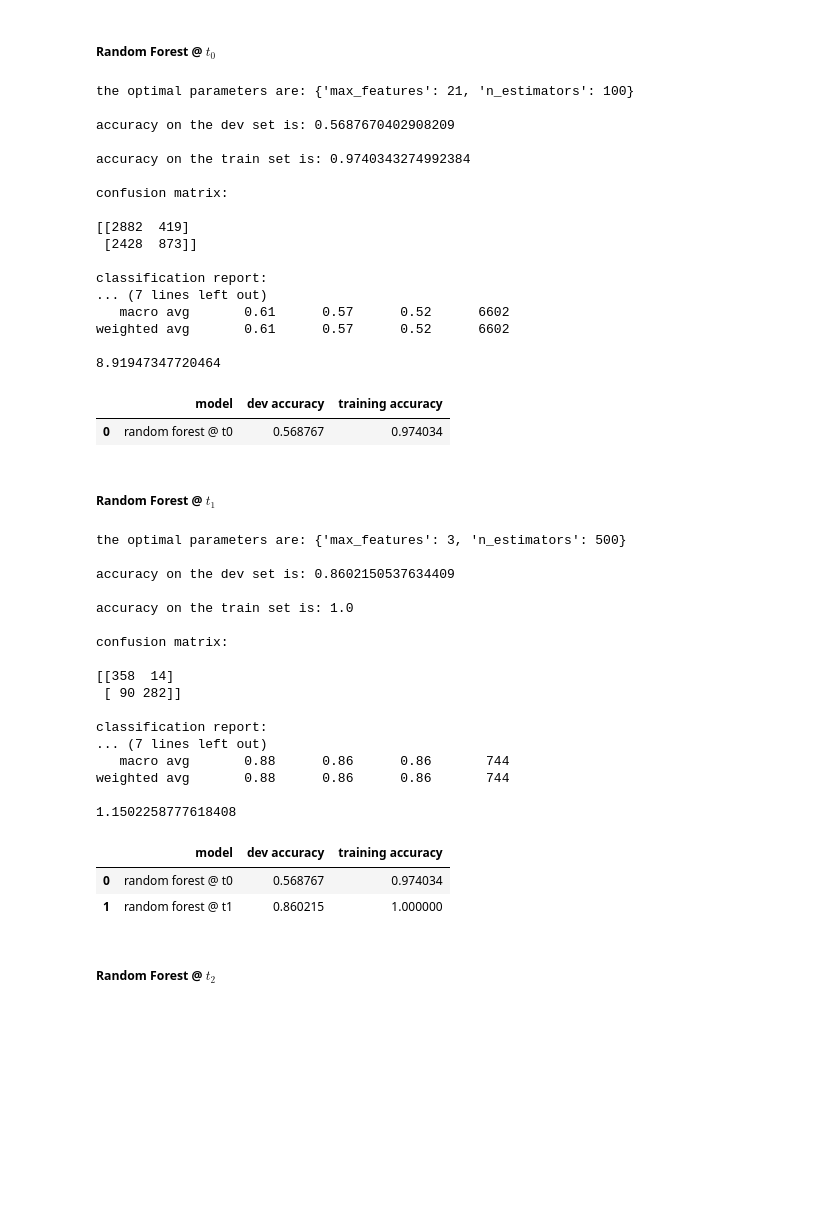
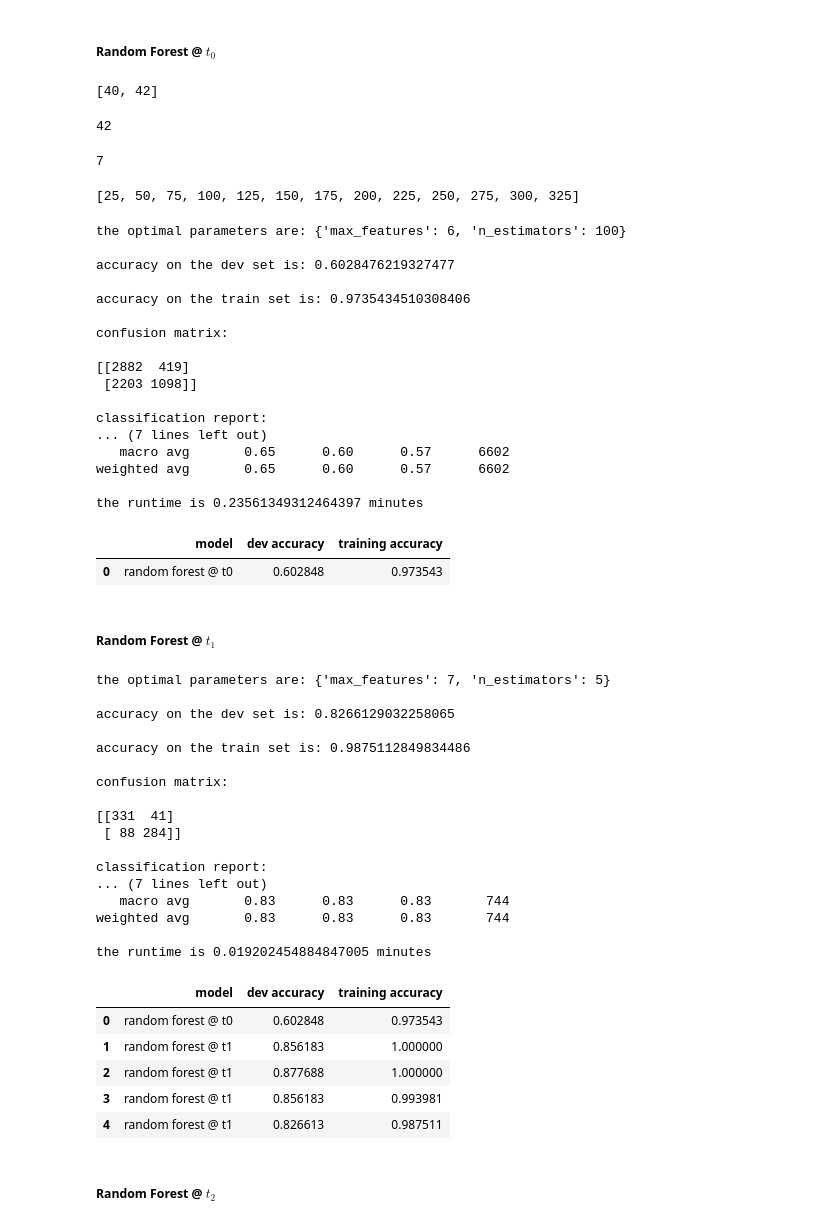
Before and after one commit to jcbraswell/book-crossing, a Jupyter notebook: PROJECT_STUDENT_GRADUATION_V1.ipynb, the cells around one changed output. Cells and saved outputs as stored; diff of their text form; code cells hidden in the pictures; blank space fills up the shorter version.

```diff
--- a/PROJECT_STUDENT_GRADUATION_V1.ipynb
+++ b/PROJECT_STUDENT_GRADUATION_V1.ipynb
@@ -1489,11 +1489,27 @@ plt.show()
 ### Random Forest
 # %% [markdown]
 ##### Random Forest @ $t_0$
+# %%
+list(range(40,44,2))
+# %% [output]
+[40, 42]
+# %%
+len(dem_var)
+# %% [output]
+42
+# %%
+int(np.sqrt(len(var)))
+# %% [output]
+7
+# %%
+list(range(25,350,25))
+# %% [output]
+[25, 50, 75, 100, 125, 150, 175, 200, 225, 250, 275, 300, 325]
 # %%
 X_train,y_train,X_dev,y_dev = seq_data(t=0, time_to_grad=4, features=dem_var)
 
-parameters_rf = {'n_estimators':list(range(100,600,200)),'max_features':list(range(3,23,6))}
-rf = RandomForestClassifier(random_state = random_state)
+parameters_rf = {'n_estimators':[100,100],'max_features':[1,int(np.sqrt(len(dem_var)))]}
+rf = RandomForestClassifier(n_jobs=-1, random_state = random_state)
 
 t0_rf_accuracy = run_model(model=rf,grid=parameters_rf,label='random forest @ t0')
 
@@ -1502,56 +1518,61 @@ accuracy_matrix = accuracy_matrix.append(pd.DataFrame(t0_rf_accuracy), sort=Fals
 accuracy_matrix.reset_index(inplace=True,drop=True)
 accuracy_matrix
 # %% [output]
-the optimal parameters are: {'max_features': 21, 'n_estimators': 100}
+the optimal parameters are: {'max_features': 6, 'n_estimators': 100}
 
-accuracy on the dev set is: 0.5687670402908209
+accuracy on the dev set is: 0.6028476219327477
 
-accuracy on the train set is: 0.9740343274992384
+accuracy on the train set is: 0.9735434510308406
 
 confusion matrix:
 
 [[2882  419]
- [2428  873]]
+ [2203 1098]]
 
 classification report:
 ... (7 lines left out)
-   macro avg       0.61      0.57      0.52      6602
-weighted avg       0.61      0.57      0.52      6602
+   macro avg       0.65      0.60      0.57      6602
+weighted avg       0.65      0.60      0.57      6602
 
-8.91947347720464
+the runtime is 0.23561349312464397 minutes
 |  | model | dev accuracy | training accuracy |
-| 0 | random forest @ t0 | 0.568767 | 0.974034 |
+| 0 | random forest @ t0 | 0.602848 | 0.973543 |
 # %% [markdown]
 ##### Random Forest @ $t_1$
 # %%
 X_train,y_train,X_dev,y_dev = seq_data(t=1, time_to_grad=4, features=var)
+
+parameters_rf = {'n_estimators':[5,5],'max_features':[7,int(np.sqrt(len(var)))]}
 
 t1_rf_accuracy = run_model(model=rf,grid=parameters_rf, label='random forest @ t1')
 
 accuracy_matrix = accuracy_matrix.append(pd.DataFrame(t1_rf_accuracy), sort=False)
 accuracy_matrix.reset_index(inplace=True,drop=True)
 accuracy_matrix
 # %% [output]
-the optimal parameters are: {'max_features': 3, 'n_estimators': 500}
+the optimal parameters are: {'max_features': 7, 'n_estimators': 5}
 
-accuracy on the dev set is: 0.8602150537634409
+accuracy on the dev set is: 0.8266129032258065
 
-accuracy on the train set is: 1.0
+accuracy on the train set is: 0.9875112849834486
 
 confusion matrix:
 
-[[358  14]
- [ 90 282]]
+[[331  41]
+ [ 88 284]]
 
 classification report:
 ... (7 lines left out)
-   macro avg       0.88      0.86      0.86       744
-weighted avg       0.88      0.86      0.86       744
+   macro avg       0.83      0.83      0.83       744
+weighted avg       0.83      0.83      0.83       744
 
-1.1502258777618408
+the runtime is 0.019202454884847005 minutes
 |  | model | dev accuracy | training accuracy |
-| 0 | random forest @ t0 | 0.568767 | 0.974034 |
-| 1 | random forest @ t1 | 0.860215 | 1.000000 |
+| 0 | random forest @ t0 | 0.602848 | 0.973543 |
+| 1 | random forest @ t1 | 0.856183 | 1.000000 |
+| 2 | random forest @ t1 | 0.877688 | 1.000000 |
+| 3 | random forest @ t1 | 0.856183 | 0.993981 |
+| 4 | random forest @ t1 | 0.826613 | 0.987511 |
 # %% [markdown]
 ##### Random Forest @ $t_2$
 # %%
```
Also changed, not shown: parts of 26 cells of this notebook, 2 other files.
